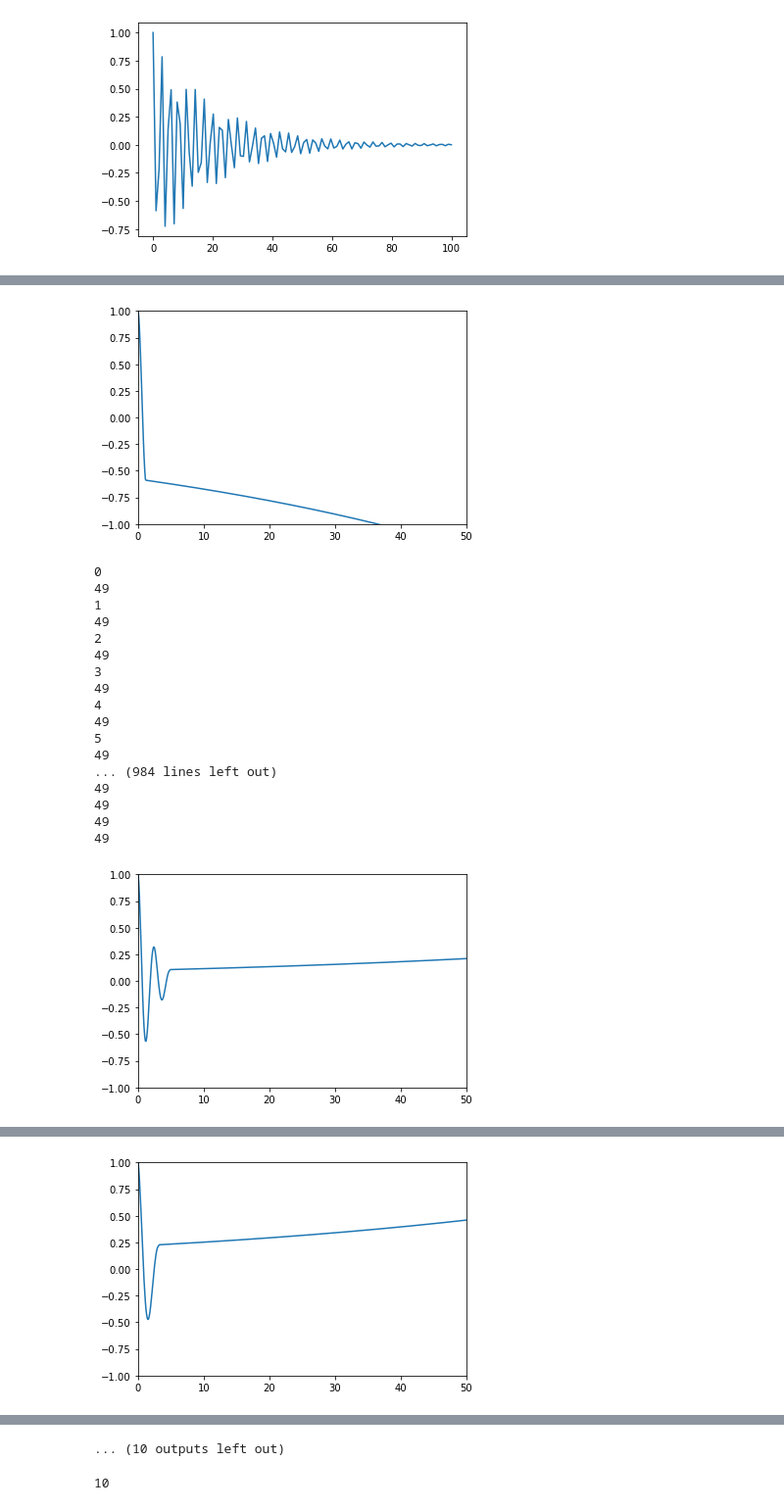
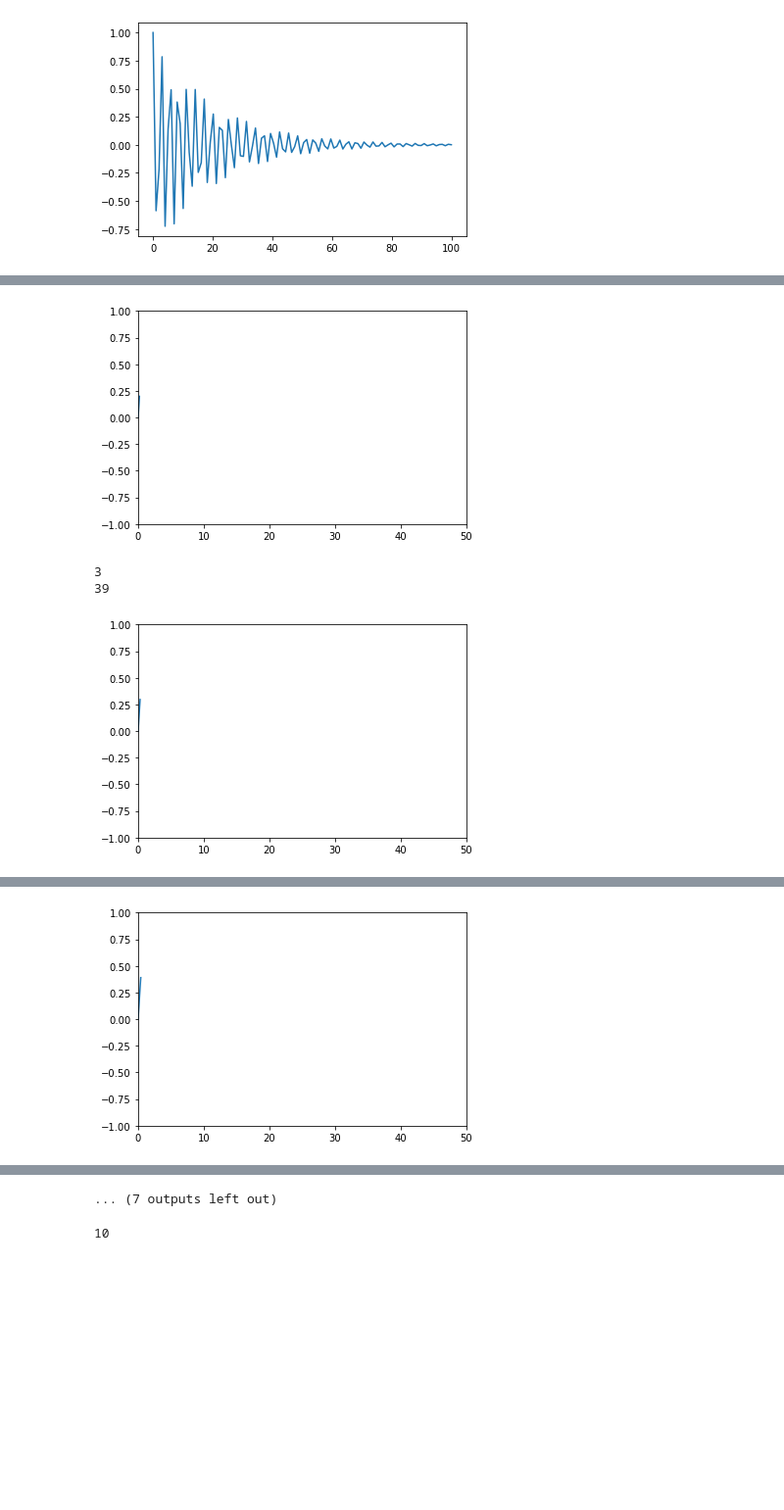
Before and after one commit to SchultzVV/Biology, a Jupyter notebook: method_prove/Show Dataset.ipynb, the cells around one changed output, grey strips where cells are left out. Shown at 98% size. Saved outputs shown, nothing was run; the diff lists cells and outputs as text; code cells hidden in the pictures; blank space fills up the shorter version.

Commit message:
primeiro exemplo de dataset de duas funções está pronto

```diff
--- a/method_prove/Show Dataset.ipynb
+++ b/method_prove/Show Dataset.ipynb
@@ -45,11 +60,12 @@ Successfully installed torch-1.12.1 torchaudio-0.12.1 torchvision-0.13.1
 # %%
-def expon(A,b,t):
-    result = A*math.exp(b*t)
+
+def f2(A,b,t):
+    result = math.sin(t)*math.exp(-b*t)
     return result
 
 Y=[]
 for i in range(0,100):
-    y = expon(5,0.04,i)
+    y = f2(5,0.04,i)
     Y.append(y)
 X = np.linspace(0,len(Y),len(Y))
 plt.plot(X,Y)
@@ -58,0 +75,31 @@ plt.show()
+# %%
+T = np.linspace(0, 50, num=500)
+z = 0
+y=[]
+aux = rd.randint(20,50)
+for i in T:
+    if z<aux:
+        y.append(f1(i))
+    else:
+        y.append(f2(i))
+# %%
+import matplotlib.pyplot as plt
+import math
+
+def f(x,xc):
+    if x < xc:
+        y = math.sin(x)
+    else:
+        y = math.sin(x)*math.exp(-0.025*x)
+    return y
+
+xs = []
+ys = []
+
+for x in range(80):
+    y = f(x,20)
+    xs.append(x)
+    ys.append(y)
+
+plt.plot(xs,ys)
+plt.show()
@@ -109,13 +162,14 @@ def Dataset(n_batch, batch_size, exemplos_por_batch):
                 print(z)
                 print(aux)
                 if z < aux:
-                    yy = DampedPend(b, k, l, m)
+                    #yy = DampedPend(b, k, l, m)
+                    yy = math.sin(l)
                     y.append(yy)
                     tpred.append(l)
                     z+=1
                     a = y[-1]
                 else:# z > aux:
-                    yy = expon(a,0.015,l)
+                    yy = math.sin(l)*math.exp(-b*t)
                     y.append(yy)
                     tpred.append(l)
                 plt.clf()  # uncoment to graph
@@ -147,6 +201,6 @@ def Dataset(n_batch, batch_size, exemplos_por_batch):
     address = open("Constantes", "wb")
     pickle.dump(Constantes, address)
     address.close()
-Dataset(5,2,50)
+Dataset(1,2,50)
 # %% [output]
 0
@@ -205,19 +214,4 @@ Dataset(5,2,50)
-[figure, old version]
+[figure, new version]
-0
-49
-1
-49
-2
-49
 3
-49
-4
-49
-5
-49
-... (984 lines left out)
-49
-49
-49
-49
+39
-[figure, old version]
+[figure, new version]
@@ -241 +220 @@ Dataset(5,2,50)
-[figure, old version]
+[figure, new version]
@@ -260,4 +224,4 @@ Dataset(5,2,50)
-... (10 outputs left out)
+... (7 outputs left out)
 # %%
 import random as rd
 print(rd.randint(0,10))
```
Also changed, not shown: parts of 6 cells of this notebook.
